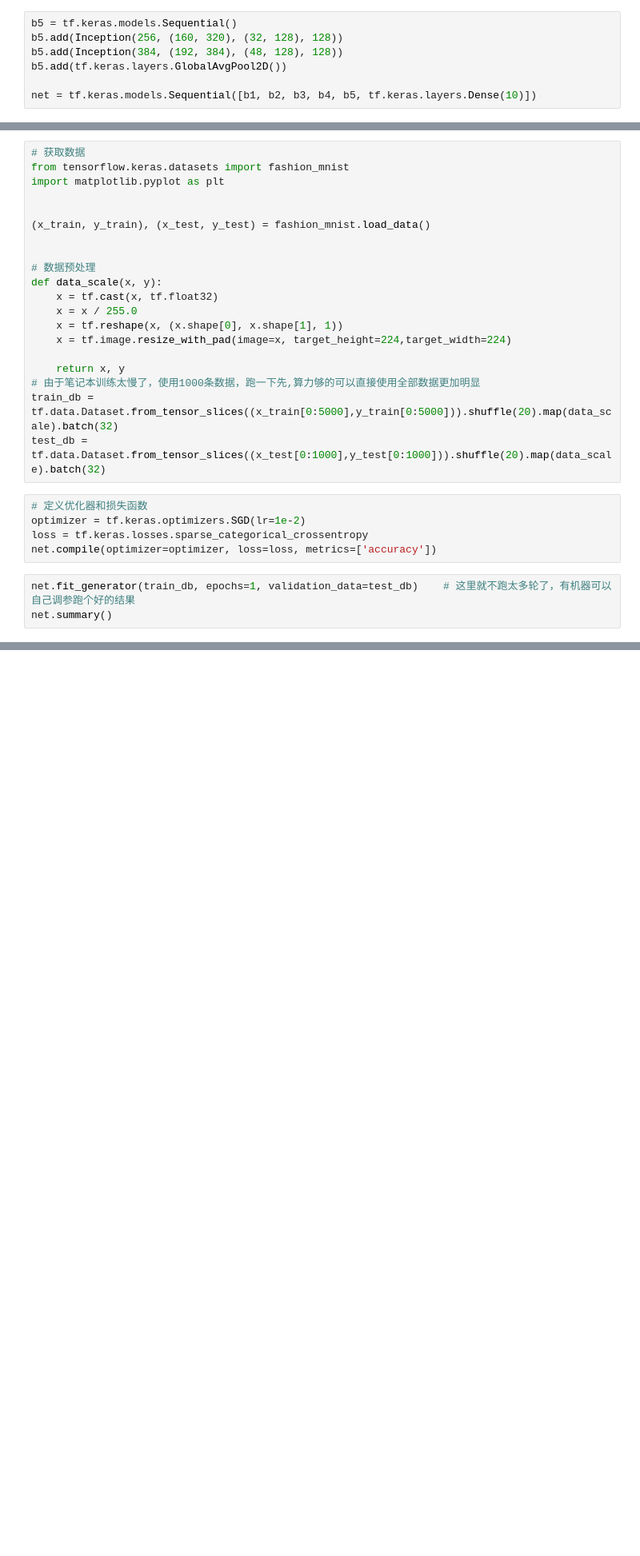
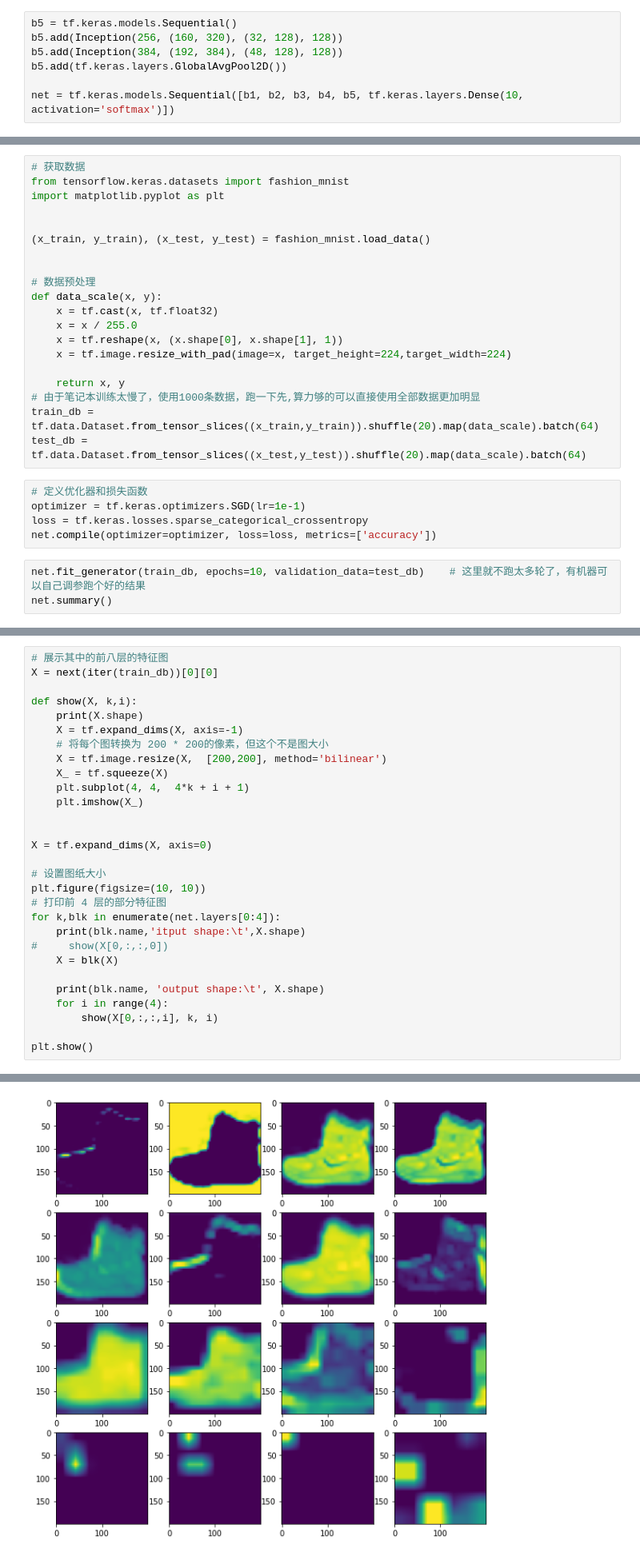
Before and after one commit to taichuai/d2l_zh_tensorflow2.0, a Jupyter notebook: 5.9 含并行连结的网络（GoogLeNet）.ipynb, the cells around one changed output, grey strips where cells are left out. Shown: that part at 80% size. Drawn from its saved outputs; the diff is of its cells as text; blank space fills up the shorter version.

```diff
--- a/5.9 含并行连结的网络（GoogLeNet）.ipynb
+++ b/5.9 含并行连结的网络（GoogLeNet）.ipynb
@@ -73,7 +73,7 @@ b5.add(Inception(256, (160, 320), (32, 128), 128))
 b5.add(Inception(384, (192, 384), (48, 128), 128))
 b5.add(tf.keras.layers.GlobalAvgPool2D())
 
-net = tf.keras.models.Sequential([b1, b2, b3, b4, b5, tf.keras.layers.Dense(10)])
+net = tf.keras.models.Sequential([b1, b2, b3, b4, b5, tf.keras.layers.Dense(10, activation='softmax')])
 # %% [markdown]
 #### GoogLeNet模型的计算复杂，而且不如VGG那样便于修改通道数。本节里我们将输入的高和宽从224降到96来简化计算。下面演示各个模块之间的输出的形状变化。
 # %%
@@ -106,13 +106,13 @@ def data_scale(x, y):
 
     return x, y
 # 由于笔记本训练太慢了，使用1000条数据，跑一下先,算力够的可以直接使用全部数据更加明显
-train_db = tf.data.Dataset.from_tensor_slices((x_train[0:5000],y_train[0:5000])).shuffle(20).map(data_scale).batch(32)
-test_db = tf.data.Dataset.from_tensor_slices((x_test[0:1000],y_test[0:1000])).shuffle(20).map(data_scale).batch(32)
+train_db = tf.data.Dataset.from_tensor_slices((x_train,y_train)).shuffle(20).map(data_scale).batch(64)
+test_db = tf.data.Dataset.from_tensor_slices((x_test,y_test)).shuffle(20).map(data_scale).batch(64)
 # %%
 # 定义优化器和损失函数
-optimizer = tf.keras.optimizers.SGD(lr=1e-2)
+optimizer = tf.keras.optimizers.SGD(lr=1e-1)
 loss = tf.keras.losses.sparse_categorical_crossentropy
 net.compile(optimizer=optimizer, loss=loss, metrics=['accuracy'])
 # %%
-net.fit_generator(train_db, epochs=1, validation_data=test_db)    # 这里就不跑太多轮了，有机器可以自己调参跑个好的结果
+net.fit_generator(train_db, epochs=10, validation_data=test_db)    # 这里就不跑太多轮了，有机器可以自己调参跑个好的结果
 net.summary()
@@ -118,0 +137,30 @@ net.summary()
+# %%
+# 展示其中的前八层的特征图
+X = next(iter(train_db))[0][0]
+
+def show(X, k,i):
+    print(X.shape)
+    X = tf.expand_dims(X, axis=-1)
+    # 将每个图转换为 200 * 200的像素，但这个不是图大小
+    X = tf.image.resize(X,  [200,200], method='bilinear')
+    X_ = tf.squeeze(X)
+    plt.subplot(4, 4,  4*k + i + 1)
+    plt.imshow(X_)
+
+
+X = tf.expand_dims(X, axis=0)
+
+# 设置图纸大小
+plt.figure(figsize=(10, 10))
+# 打印前 4 层的部分特征图
+for k,blk in enumerate(net.layers[0:4]):
+    print(blk.name,'itput shape:\t',X.shape)
+#     show(X[0,:,:,0])
+    X = blk(X)
+
+    print(blk.name, 'output shape:\t', X.shape)
+    for i in range(4):
+        show(X[0,:,:,i], k, i)
+
+plt.show()
+# %% [output]
@@ -118,0 +184 @@ net.summary()
+[figure, added]
```
Also changed, not shown: parts of 2 cells of this notebook.
